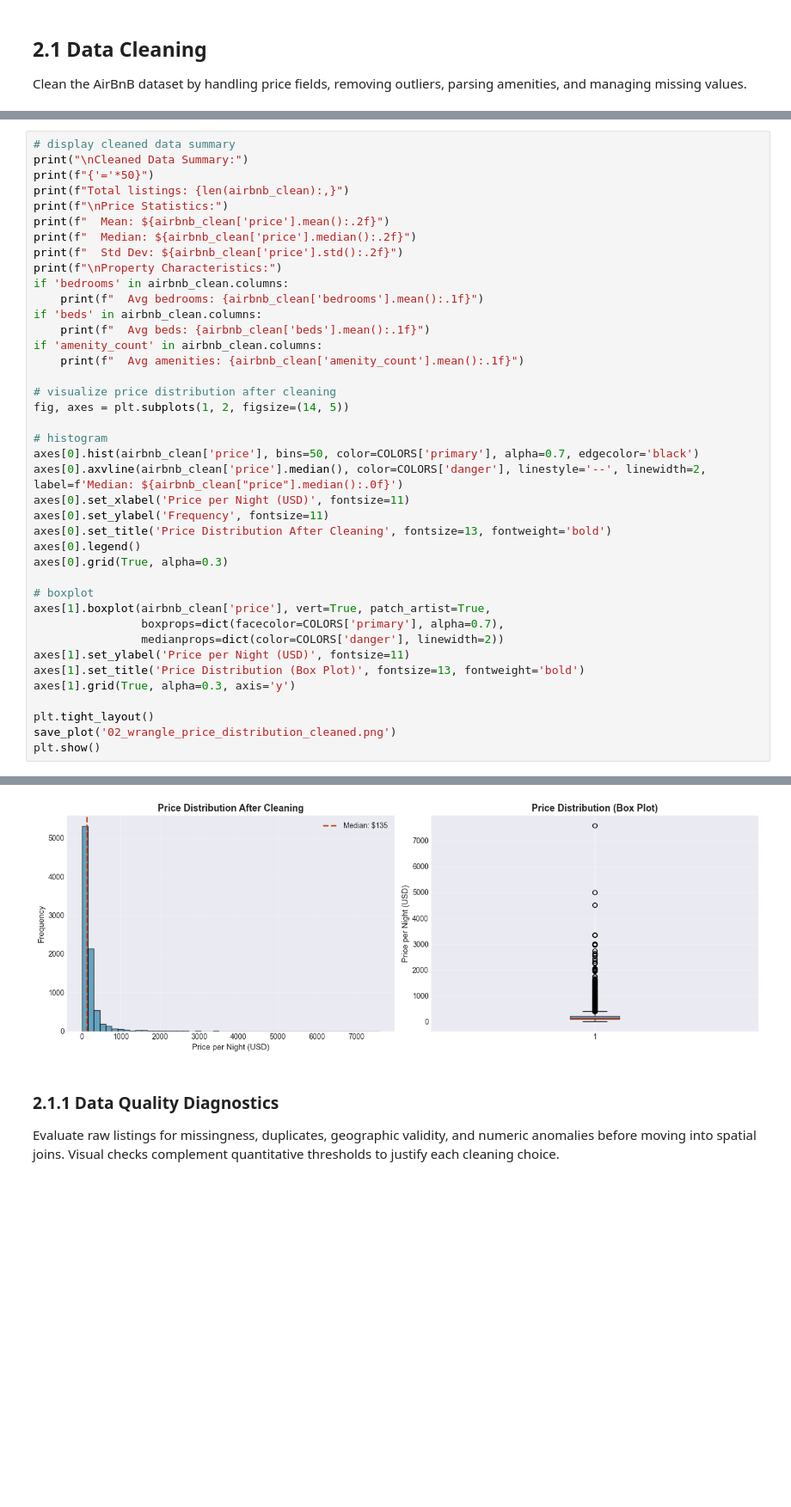
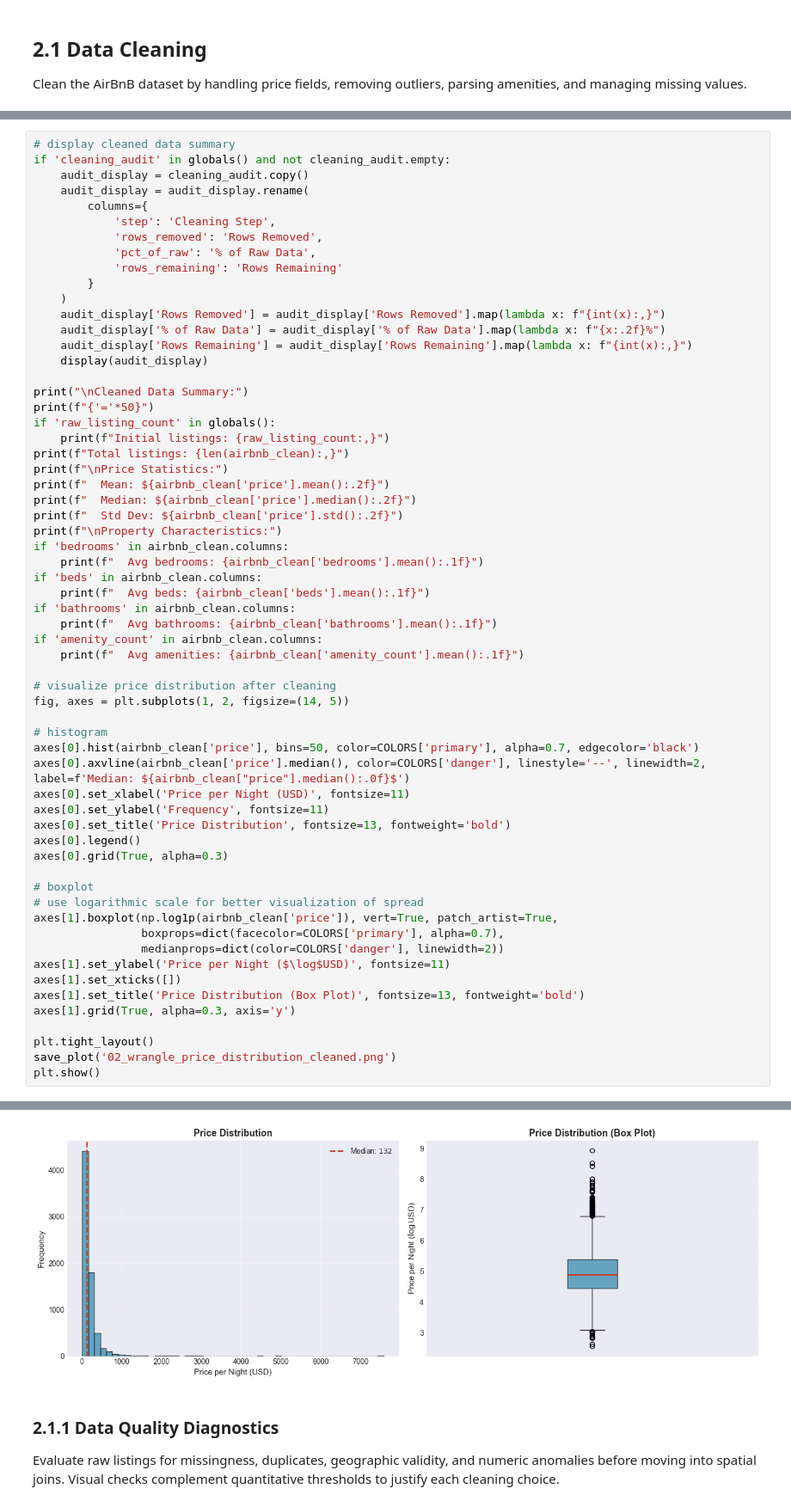
Before and after one commit to MarkusStefan/AirBnB, a Jupyter notebook: VisualDS.ipynb, the cells around one changed output, grey strips where cells are left out. Shown at 86% size. Saved outputs shown, nothing was run; the diff lists cells and outputs as text; blank space fills up the shorter version.

```diff
--- a/VisualDS.ipynb
+++ b/VisualDS.ipynb
@@ -604,7 +683,24 @@ Starting shape: (8528, 18)
 # %%
 # display cleaned data summary
+if 'cleaning_audit' in globals() and not cleaning_audit.empty:
+    audit_display = cleaning_audit.copy()
+    audit_display = audit_display.rename(
+        columns={
+            'step': 'Cleaning Step',
+            'rows_removed': 'Rows Removed',
+            'pct_of_raw': '% of Raw Data',
+            'rows_remaining': 'Rows Remaining'
+        }
+    )
+    audit_display['Rows Removed'] = audit_display['Rows Removed'].map(lambda x: f"{int(x):,}")
+    audit_display['% of Raw Data'] = audit_display['% of Raw Data'].map(lambda x: f"{x:.2f}%")
+    audit_display['Rows Remaining'] = audit_display['Rows Remaining'].map(lambda x: f"{int(x):,}")
+    display(audit_display)
+
 print("\nCleaned Data Summary:")
 print(f"{'='*50}")
+if 'raw_listing_count' in globals():
+    print(f"Initial listings: {raw_listing_count:,}")
 print(f"Total listings: {len(airbnb_clean):,}")
 print(f"\nPrice Statistics:")
 print(f"  Mean: ${airbnb_clean['price'].mean():.2f}")
@@ -615,6 +711,8 @@ if 'bedrooms' in airbnb_clean.columns:
     print(f"  Avg bedrooms: {airbnb_clean['bedrooms'].mean():.1f}")
 if 'beds' in airbnb_clean.columns:
     print(f"  Avg beds: {airbnb_clean['beds'].mean():.1f}")
+if 'bathrooms' in airbnb_clean.columns:
+    print(f"  Avg bathrooms: {airbnb_clean['bathrooms'].mean():.1f}")
 if 'amenity_count' in airbnb_clean.columns:
     print(f"  Avg amenities: {airbnb_clean['amenity_count'].mean():.1f}")
 
@@ -623,18 +721,20 @@ fig, axes = plt.subplots(1, 2, figsize=(14, 5))
 
 # histogram
 axes[0].hist(airbnb_clean['price'], bins=50, color=COLORS['primary'], alpha=0.7, edgecolor='black')
-axes[0].axvline(airbnb_clean['price'].median(), color=COLORS['danger'], linestyle='--', linewidth=2, label=f'Median: ${airbnb_clean["price"].median():.0f}')
+axes[0].axvline(airbnb_clean['price'].median(), color=COLORS['danger'], linestyle='--', linewidth=2, label=f'Median: ${airbnb_clean["price"].median():.0f}$')
 axes[0].set_xlabel('Price per Night (USD)', fontsize=11)
 axes[0].set_ylabel('Frequency', fontsize=11)
-axes[0].set_title('Price Distribution After Cleaning', fontsize=13, fontweight='bold')
+axes[0].set_title('Price Distribution', fontsize=13, fontweight='bold')
 axes[0].legend()
 axes[0].grid(True, alpha=0.3)
 
 # boxplot
-axes[1].boxplot(airbnb_clean['price'], vert=True, patch_artist=True,
+# use logarithmic scale for better visualization of spread
+axes[1].boxplot(np.log1p(airbnb_clean['price']), vert=True, patch_artist=True,
                 boxprops=dict(facecolor=COLORS['primary'], alpha=0.7),
                 medianprops=dict(color=COLORS['danger'], linewidth=2))
-axes[1].set_ylabel('Price per Night (USD)', fontsize=11)
+axes[1].set_ylabel('Price per Night ($\log$USD)', fontsize=11)
+axes[1].set_xticks([])
 axes[1].set_title('Price Distribution (Box Plot)', fontsize=13, fontweight='bold')
 axes[1].grid(True, alpha=0.3, axis='y')
 
@@ -656,4 +769,4 @@ Property Characteristics:
-[figure, old version]
+[figure, new version]
 # %% [markdown]
 <a id='data-quality'></a>
 ### 2.1.1 Data Quality Diagnostics
```
Also changed, not shown: parts of 11 cells of this notebook, 6 other files.
